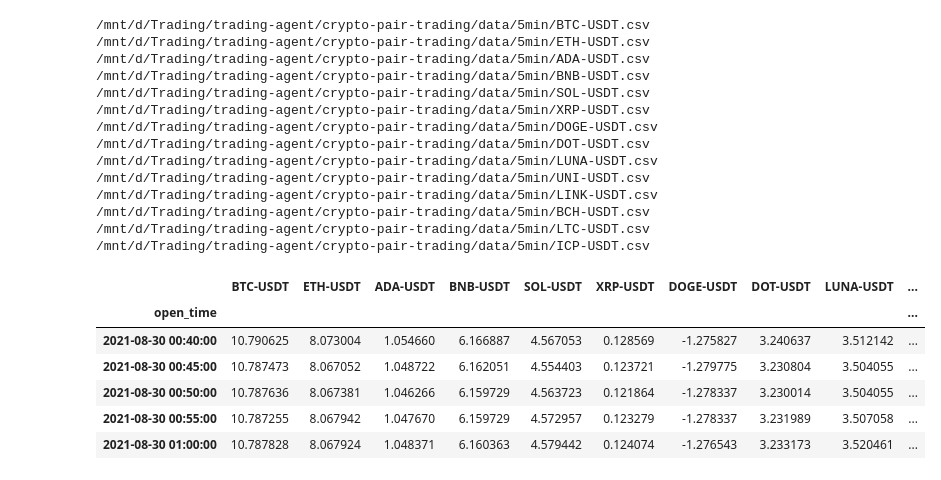
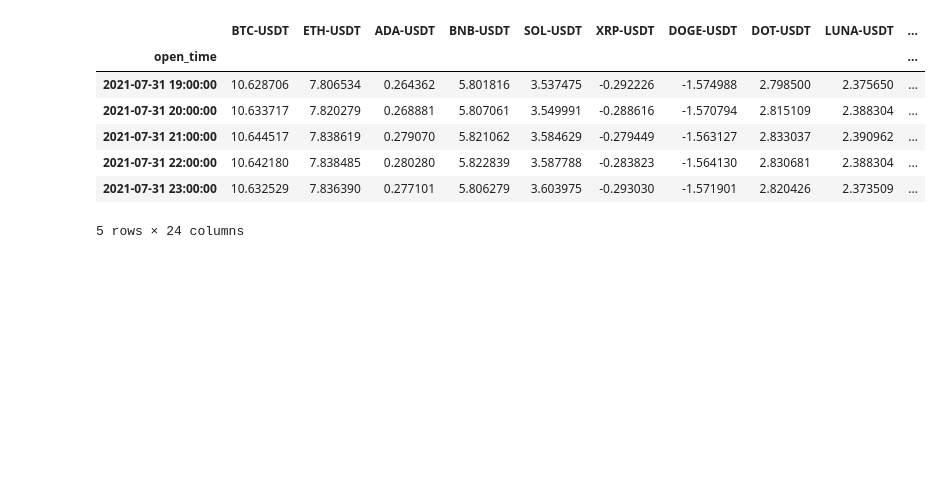
Before and after one commit to beannguyen/crypto-pair-trading, a Jupyter notebook: src/research/Pair Trading with Johansen Test.ipynb, the cells around one changed output. Cells and saved outputs as stored; diff of their text form; code cells hidden in the pictures; blank space fills up the shorter version.

```diff
--- a/src/research/Pair Trading with Johansen Test.ipynb
+++ b/src/research/Pair Trading with Johansen Test.ipynb
@@ -15,52 +16,40 @@ DATA_PATH = '/mnt/d/Trading/trading-agent/crypto-pair-trading/data/5min'
 # %%
 # symbols = pd.read_csv(f'{DATA_PATH}/../symbols.csv')['symbol'].values.tolist()
-symbols = ['BTC', 'ETH', 'ADA', 'BNB', 'SOL', 'XRP', 'DOGE', 'DOT', 'LUNA', 'UNI', 'LINK', 'BCH', 'LTC', 'ICP']
+symbols = ['BTC', 'ETH', 'ADA', 'BNB', 'SOL', 'XRP', 'DOGE', 'DOT', 'LUNA', 'UNI', 'LINK', 'BCH', 'LTC', 'ALGO', 'AVAX', 'ICP', 'WBTC', 'FTT', 'MATIC', 'FIL', 'XLM', 'VET', 'ETC', 'TRX', 'THETA']
 symbols = [f'{s}-USDT' for s in symbols]
 
 data = []
-start_date = '2021-06-01'
+start_date = '2021-05-01'
+end_date = '2021-08-01'
 
 for symbol in symbols:
     try:
         file = f'{DATA_PATH}/{symbol}.csv'
-        print(file)
         df = pd.read_csv(file,
                         parse_dates=['open_time'],
                         index_col=['open_time'])
+        df = df[(df.index > start_date) & (df.index < end_date)]
 
         df.rename(columns={'close': symbol}, inplace=True)
         # the data is too long, just limit to recent period
-        data.append(np.log(df[df.index > start_date][symbol]))
+        data.append(np.log(df[symbol]))
     except:
         pass
 
 df = pd.concat(data, axis=1)
 df = df.dropna(axis=1, how='all')
 df.dropna(inplace=True, how='any')
 
 df.tail()
 # %% [output]
+|  | BTC-USDT | ETH-USDT | ADA-USDT | BNB-USDT | SOL-USDT | XRP-USDT | DOGE-USDT | DOT-USDT | LUNA-USDT | ... |
+| open_time |  |  |  |  |  |  |  |  |  | ... |
+| 2021-07-31 19:00:00 | 10.628706 | 7.806534 | 0.264362 | 5.801816 | 3.537475 | -0.292226 | -1.574988 | 2.798500 | 2.375650 | ... |
+| 2021-07-31 20:00:00 | 10.633717 | 7.820279 | 0.268881 | 5.807061 | 3.549991 | -0.288616 | -1.570794 | 2.815109 | 2.388304 | ... |
+| 2021-07-31 21:00:00 | 10.644517 | 7.838619 | 0.279070 | 5.821062 | 3.584629 | -0.279449 | -1.563127 | 2.833037 | 2.390962 | ... |
+| 2021-07-31 22:00:00 | 10.642180 | 7.838485 | 0.280280 | 5.822839 | 3.587788 | -0.283823 | -1.564130 | 2.830681 | 2.388304 | ... |
+| 2021-07-31 23:00:00 | 10.632529 | 7.836390 | 0.277101 | 5.806279 | 3.603975 | -0.293030 | -1.571901 | 2.820426 | 2.373509 | ... |
-/mnt/d/Trading/trading-agent/crypto-pair-trading/data/5min/BTC-USDT.csv
-/mnt/d/Trading/trading-agent/crypto-pair-trading/data/5min/ETH-USDT.csv
-/mnt/d/Trading/trading-agent/crypto-pair-trading/data/5min/ADA-USDT.csv
-/mnt/d/Trading/trading-agent/crypto-pair-trading/data/5min/BNB-USDT.csv
-/mnt/d/Trading/trading-agent/crypto-pair-trading/data/5min/SOL-USDT.csv
-/mnt/d/Trading/trading-agent/crypto-pair-trading/data/5min/XRP-USDT.csv
-/mnt/d/Trading/trading-agent/crypto-pair-trading/data/5min/DOGE-USDT.csv
-/mnt/d/Trading/trading-agent/crypto-pair-trading/data/5min/DOT-USDT.csv
-/mnt/d/Trading/trading-agent/crypto-pair-trading/data/5min/LUNA-USDT.csv
-/mnt/d/Trading/trading-agent/crypto-pair-trading/data/5min/UNI-USDT.csv
-/mnt/d/Trading/trading-agent/crypto-pair-trading/data/5min/LINK-USDT.csv
-/mnt/d/Trading/trading-agent/crypto-pair-trading/data/5min/BCH-USDT.csv
-/mnt/d/Trading/trading-agent/crypto-pair-trading/data/5min/LTC-USDT.csv
-/mnt/d/Trading/trading-agent/crypto-pair-trading/data/5min/ICP-USDT.csv
+5 rows × 24 columns
-|  | BTC-USDT | ETH-USDT | ADA-USDT | BNB-USDT | SOL-USDT | XRP-USDT | DOGE-USDT | DOT-USDT | LUNA-USDT | ... |
-| open_time |  |  |  |  |  |  |  |  |  | ... |
-| 2021-08-30 00:40:00 | 10.790625 | 8.073004 | 1.054660 | 6.166887 | 4.567053 | 0.128569 | -1.275827 | 3.240637 | 3.512142 | ... |
-| 2021-08-30 00:45:00 | 10.787473 | 8.067052 | 1.048722 | 6.162051 | 4.554403 | 0.123721 | -1.279775 | 3.230804 | 3.504055 | ... |
-| 2021-08-30 00:50:00 | 10.787636 | 8.067381 | 1.046266 | 6.159729 | 4.563723 | 0.121864 | -1.278337 | 3.230014 | 3.504055 | ... |
-| 2021-08-30 00:55:00 | 10.787255 | 8.067942 | 1.047670 | 6.159729 | 4.572957 | 0.123279 | -1.278337 | 3.231989 | 3.507058 | ... |
-| 2021-08-30 01:00:00 | 10.787828 | 8.067924 | 1.048371 | 6.160363 | 4.579442 | 0.124074 | -1.276543 | 3.233173 | 3.520461 | ... |
 # %%
 p = 1
 COINTEGRATION_CONFIDENCE_LEVEL = 90
```
Also changed, not shown: parts of 8 cells of this notebook, 12 other files.
